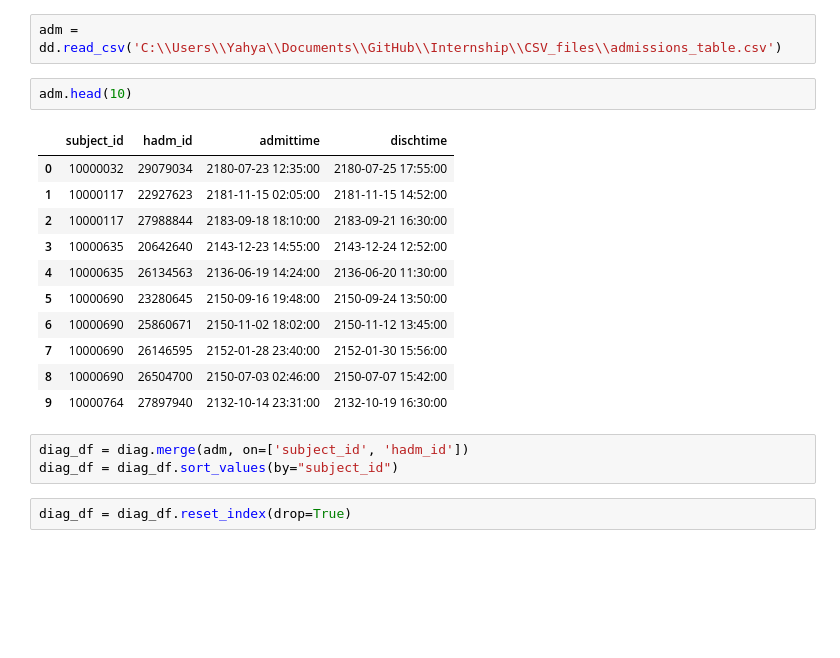
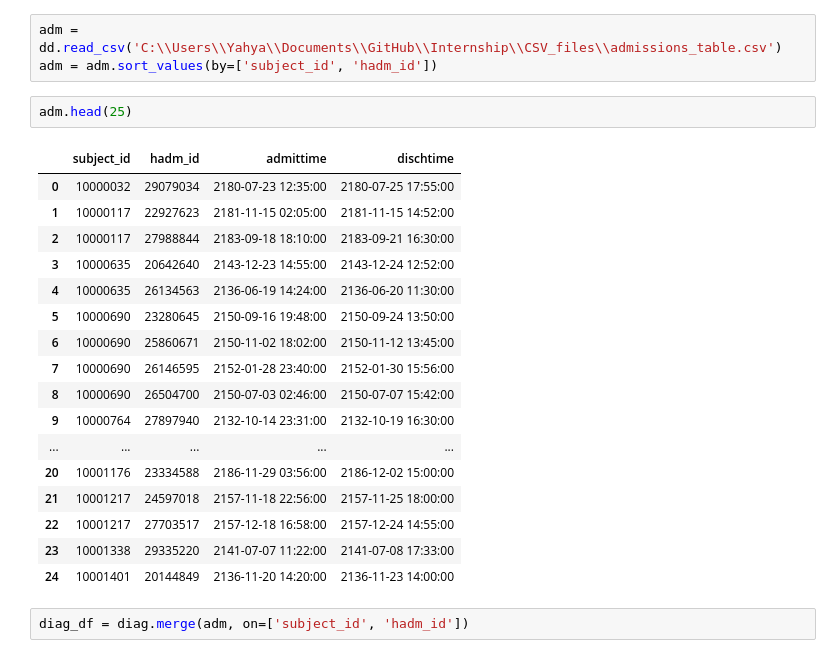
Before and after one commit to yloughribi/Internship, a Jupyter notebook: Python_script.ipynb, the cells around one changed output. Saved outputs shown, nothing was run; the diff lists cells and outputs as text; blank space fills up the shorter version.

```diff
--- a/Python_script.ipynb
+++ b/Python_script.ipynb
@@ -35,24 +43,28 @@ diag.head(10)
 # %%
 adm = dd.read_csv('C:\\Users\\Yahya\\Documents\\GitHub\\Internship\\CSV_files\\admissions_table.csv')
+adm = adm.sort_values(by=['subject_id', 'hadm_id'])
 # %%
-adm.head(10)
+adm.head(25)
 # %% [output]
 |  | subject_id | hadm_id | admittime | dischtime |
 | 0 | 10000032 | 29079034 | 2180-07-23 12:35:00 | 2180-07-25 17:55:00 |
 | 1 | 10000117 | 22927623 | 2181-11-15 02:05:00 | 2181-11-15 14:52:00 |
 | 2 | 10000117 | 27988844 | 2183-09-18 18:10:00 | 2183-09-21 16:30:00 |
 | 3 | 10000635 | 20642640 | 2143-12-23 14:55:00 | 2143-12-24 12:52:00 |
 | 4 | 10000635 | 26134563 | 2136-06-19 14:24:00 | 2136-06-20 11:30:00 |
 | 5 | 10000690 | 23280645 | 2150-09-16 19:48:00 | 2150-09-24 13:50:00 |
 | 6 | 10000690 | 25860671 | 2150-11-02 18:02:00 | 2150-11-12 13:45:00 |
 | 7 | 10000690 | 26146595 | 2152-01-28 23:40:00 | 2152-01-30 15:56:00 |
 | 8 | 10000690 | 26504700 | 2150-07-03 02:46:00 | 2150-07-07 15:42:00 |
 | 9 | 10000764 | 27897940 | 2132-10-14 23:31:00 | 2132-10-19 16:30:00 |
+| ... | ... | ... | ... | ... |
+| 20 | 10001176 | 23334588 | 2186-11-29 03:56:00 | 2186-12-02 15:00:00 |
+| 21 | 10001217 | 24597018 | 2157-11-18 22:56:00 | 2157-11-25 18:00:00 |
+| 22 | 10001217 | 27703517 | 2157-12-18 16:58:00 | 2157-12-24 14:55:00 |
+| 23 | 10001338 | 29335220 | 2141-07-07 11:22:00 | 2141-07-08 17:33:00 |
+| 24 | 10001401 | 20144849 | 2136-11-20 14:20:00 | 2136-11-23 14:00:00 |
 # %%
 diag_df = diag.merge(adm, on=['subject_id', 'hadm_id'])
-diag_df = diag_df.sort_values(by="subject_id")
-# %%
-diag_df = diag_df.reset_index(drop=True)
 # %%
 diag_df.head(25)
 # %% [output]
```
Also changed, not shown: parts of 26 cells of this notebook.
